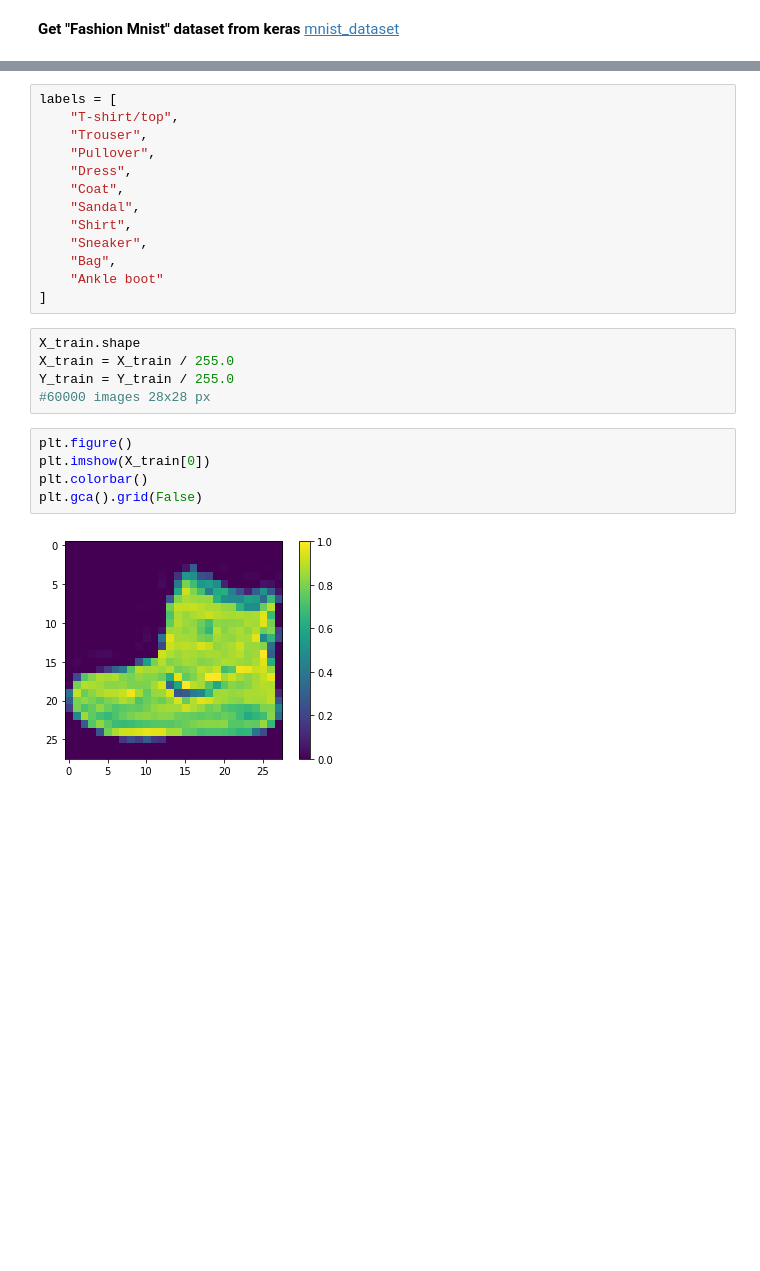
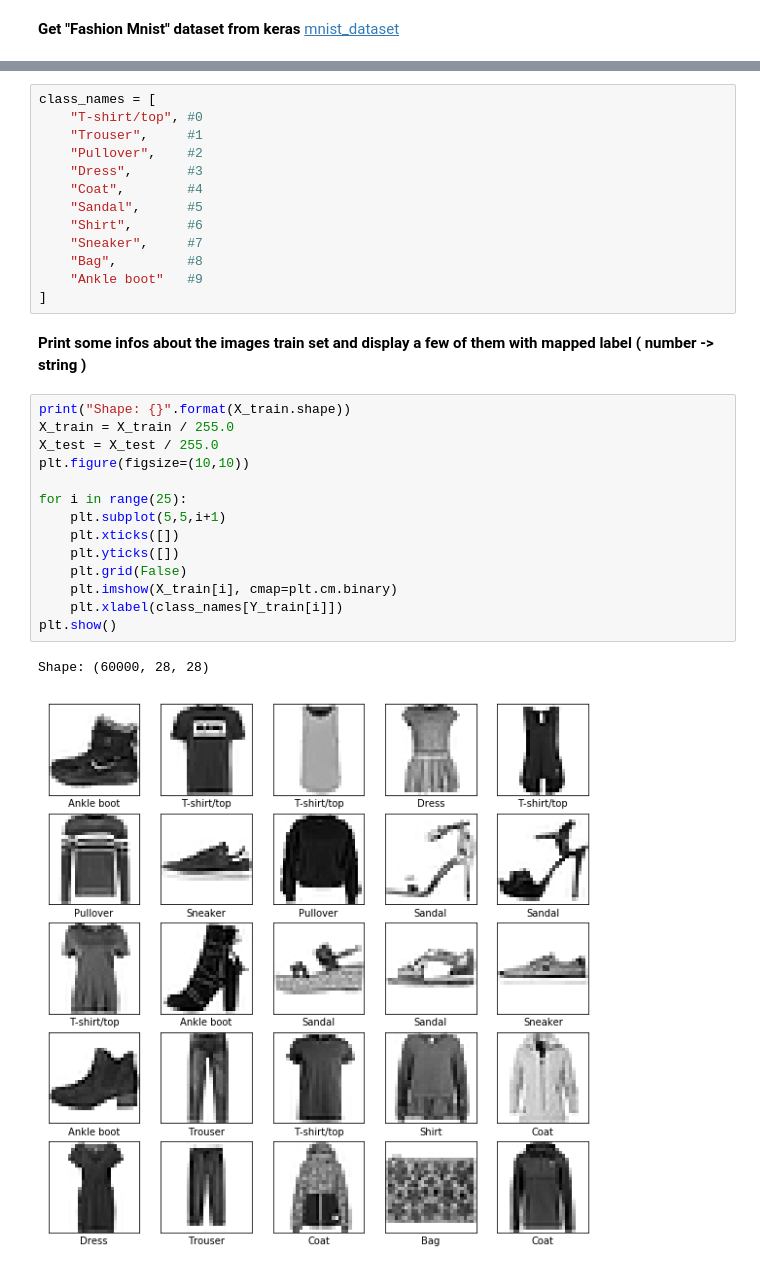
Before and after one commit to MassimilianoCavinato/MachineLearning, a Jupyter notebook: 001_fashion.ipynb, the cells around one changed output, grey strips where cells are left out. Cells and saved outputs as stored; diff of their text form; blank space fills up the shorter version.

```diff
--- a/001_fashion.ipynb
+++ b/001_fashion.ipynb
@@ -27,25 +18,32 @@ Downloading data from https://storage.googleapis.com/tensorflow/tf-keras-dataset
 # %%
-labels = [
-    "T-shirt/top",
-    "Trouser",
-    "Pullover",
-    "Dress",
-    "Coat",
-    "Sandal",
-    "Shirt",
-    "Sneaker",
-    "Bag",
-    "Ankle boot"
+class_names = [
+    "T-shirt/top", #0
+    "Trouser",     #1
+    "Pullover",    #2
+    "Dress",       #3
+    "Coat",        #4
+    "Sandal",      #5
+    "Shirt",       #6
+    "Sneaker",     #7
+    "Bag",         #8
+    "Ankle boot"   #9
 ]
-# %%
-X_train.shape
-X_train = X_train / 255.0
-Y_train = Y_train / 255.0
-#60000 images 28x28 px
-# %%
-plt.figure()
-plt.imshow(X_train[0])
-plt.colorbar()
-plt.gca().grid(False)
-# %% [output]
-[figure, removed]
+# %% [markdown]
+**Print some infos about the images train set and display a few of them with mapped label ( number -> string )**
+# %%
+print("Shape: {}".format(X_train.shape))
+X_train = X_train / 255.0
+X_test = X_test / 255.0
+plt.figure(figsize=(10,10))
+
+for i in range(25):
+    plt.subplot(5,5,i+1)
+    plt.xticks([])
+    plt.yticks([])
+    plt.grid(False)
+    plt.imshow(X_train[i], cmap=plt.cm.binary)
+    plt.xlabel(class_names[Y_train[i]])
+plt.show()
+# %% [output]
+Shape: (60000, 28, 28)
+[figure, added]
```
Also changed, not shown: parts of 10 cells of this notebook.
